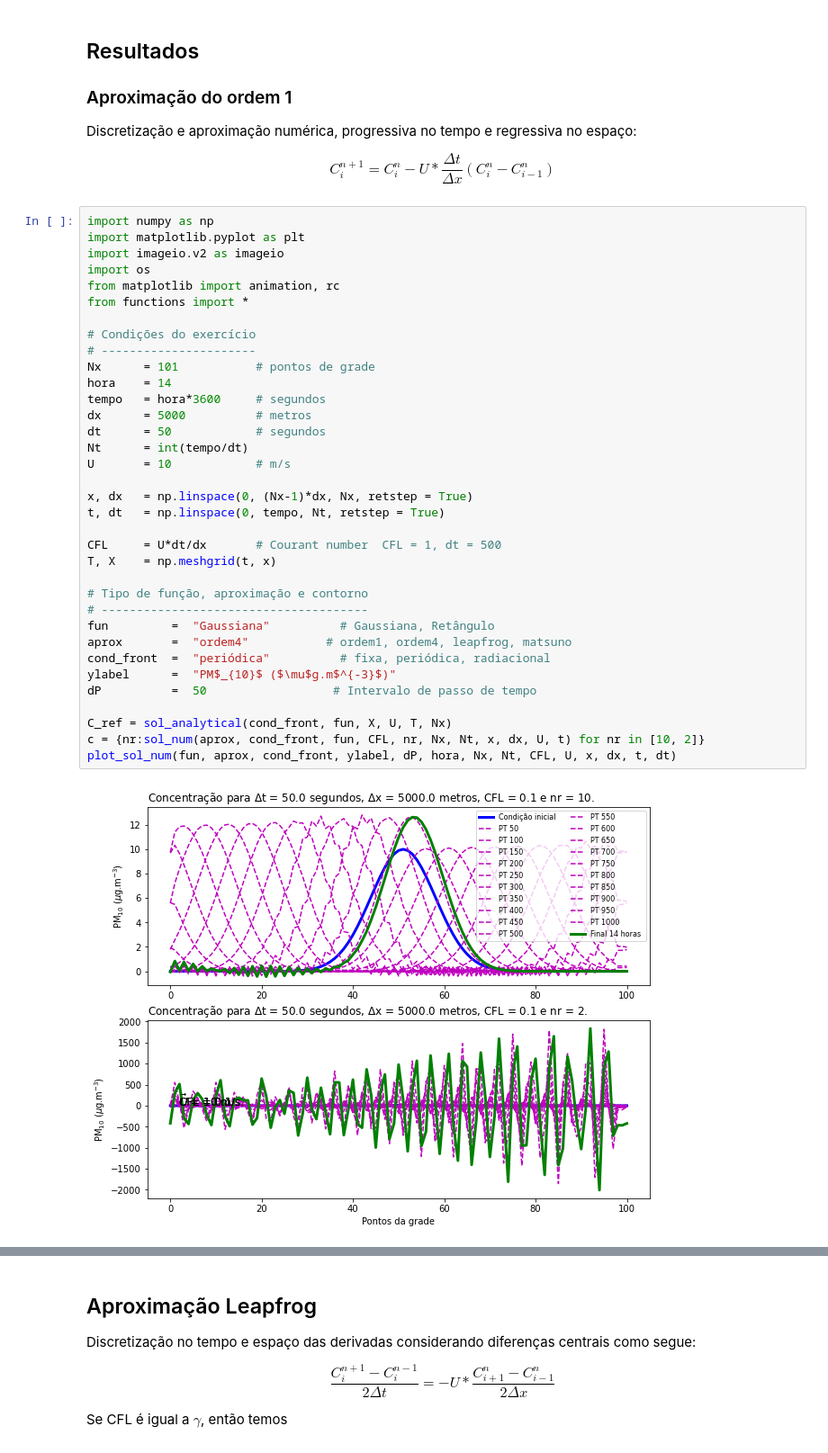
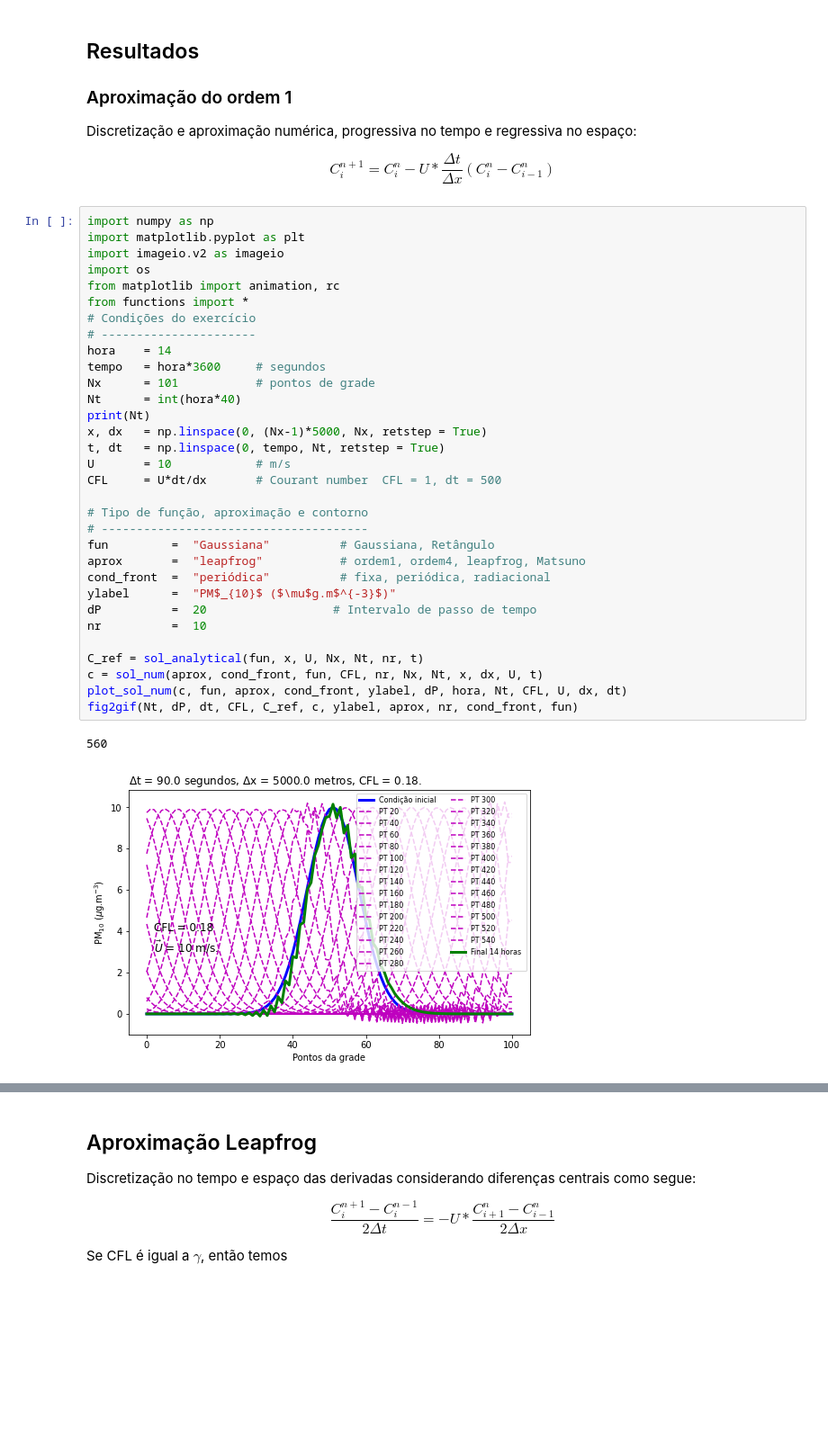
Before and after one commit to adelgadop/Modelagem, a Jupyter notebook: Exercicio_1/Advection.ipynb, the cells around one changed output, grey strips where cells are left out. Shown at 90% size. Cells and saved outputs as stored; diff of their text form; blank space fills up the shorter version.

```diff
--- a/Exercicio_1/Advection.ipynb
+++ b/Exercicio_1/Advection.ipynb
@@ -31,37 +31,35 @@ $$
 # %%
 import numpy as np
 import matplotlib.pyplot as plt
 import imageio.v2 as imageio
 import os
 from matplotlib import animation, rc
 from functions import *
-
 # Condições do exercício
 # ----------------------
-Nx      = 101           # pontos de grade
 hora    = 14
 tempo   = hora*3600     # segundos
-dx      = 5000          # metros
-dt      = 50            # segundos
-Nt      = int(tempo/dt)
+Nx      = 101           # pontos de grade
+Nt      = int(hora*40)
+print(Nt)
+x, dx   = np.linspace(0, (Nx-1)*5000, Nx, retstep = True)
+t, dt   = np.linspace(0, tempo, Nt, retstep = True)
 U       = 10            # m/s
-
-x, dx   = np.linspace(0, (Nx-1)*dx, Nx, retstep = True)
-t, dt   = np.linspace(0, tempo, Nt, retstep = True)
-
 CFL     = U*dt/dx       # Courant number  CFL = 1, dt = 500
-T, X    = np.meshgrid(t, x)
 
 # Tipo de função, aproximação e contorno
 # --------------------------------------
 fun         =  "Gaussiana"          # Gaussiana, Retângulo
-aprox       =  "ordem4"           # ordem1, ordem4, leapfrog, matsuno
+aprox       =  "leapfrog"           # ordem1, ordem4, leapfrog, Matsuno
 cond_front  =  "periódica"          # fixa, periódica, radiacional
 ylabel      =  "PM$_{10}$ ($\mu$g.m$^{-3}$)"
-dP          =  50                  # Intervalo de passo de tempo
+dP          =  20                  # Intervalo de passo de tempo
+nr          =  10
 
-C_ref = sol_analytical(cond_front, fun, X, U, T, Nx)
-c = {nr:sol_num(aprox, cond_front, fun, CFL, nr, Nx, Nt, x, dx, U, t) for nr in [10, 2]}
-plot_sol_num(fun, aprox, cond_front, ylabel, dP, hora, Nx, Nt, CFL, U, x, dx, t, dt)
+C_ref = sol_analytical(fun, x, U, Nx, Nt, nr, t)
+c = sol_num(aprox, cond_front, fun, CFL, nr, Nx, Nt, x, dx, U, t)
+plot_sol_num(c, fun, aprox, cond_front, ylabel, dP, hora, Nt, CFL, U, dx, dt)
+fig2gif(Nt, dP, dt, CFL, C_ref, c, ylabel, aprox, nr, cond_front, fun)
 # %% [output]
+560
-[figure, old version]
+[figure, new version]
```
Also changed, not shown: parts of 9 cells of this notebook, 46 other files.
